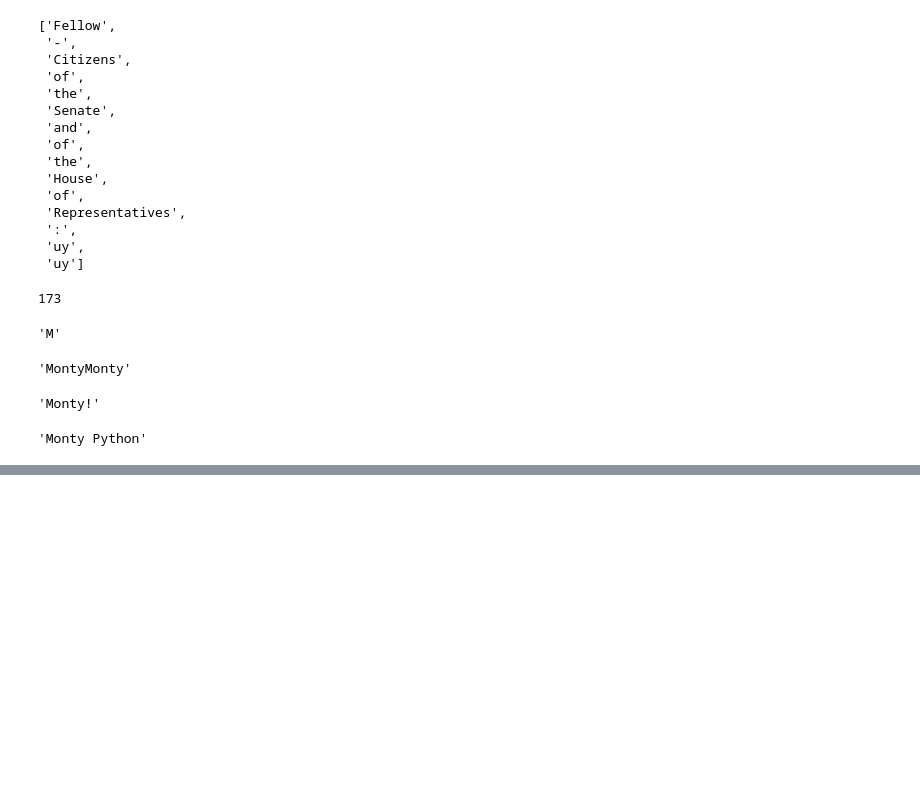
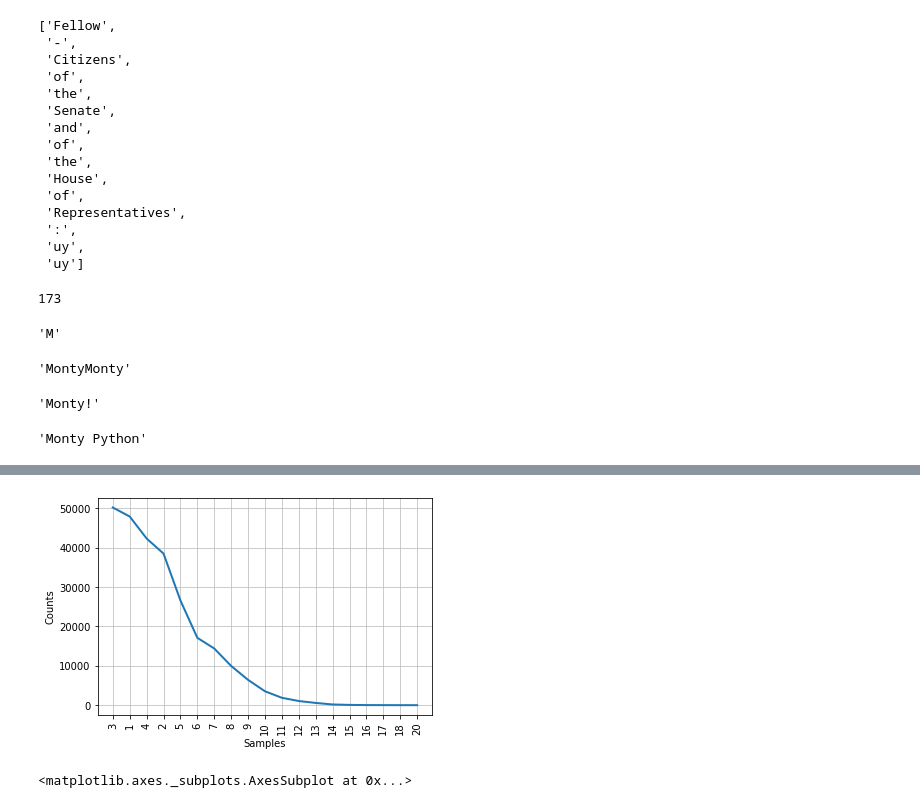
Before and after one commit to prakharsrivastava/powerbi, a Jupyter notebook: Welcome_To_Colaboratory.ipynb, the cells around one changed output, grey strips where cells are left out. Saved outputs shown, nothing was run; the diff lists cells and outputs as text; code cells hidden in the pictures; blank space fills up the shorter version.

```diff
--- a/Welcome_To_Colaboratory.ipynb
+++ b/Welcome_To_Colaboratory.ipynb
@@ -222,0 +416,5 @@ fdist1
+# %%
+fdist.plot()
+# %% [output]
+[figure, added]
+<matplotlib.axes._subplots.AxesSubplot at 0x...>
```
Also changed, not shown: parts of 38 cells of this notebook.
